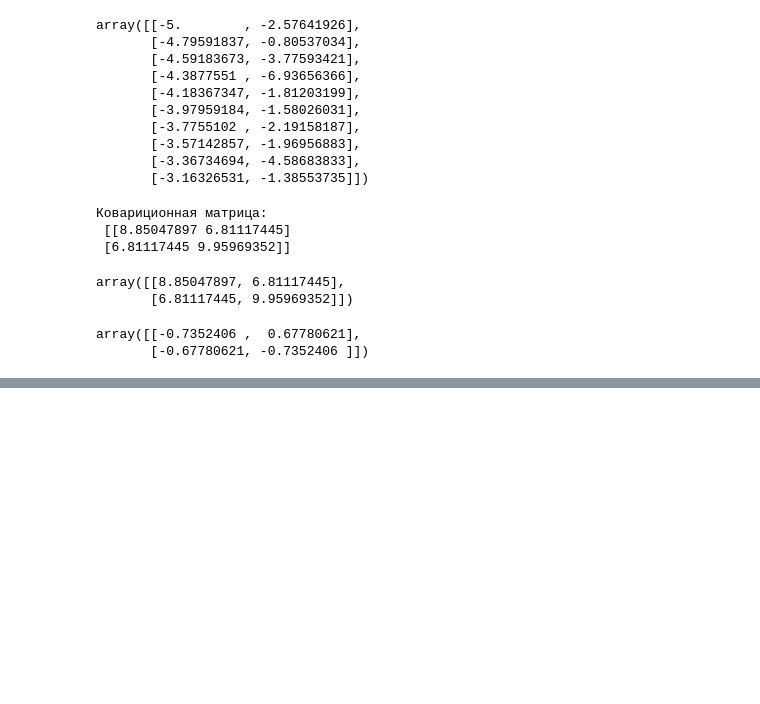
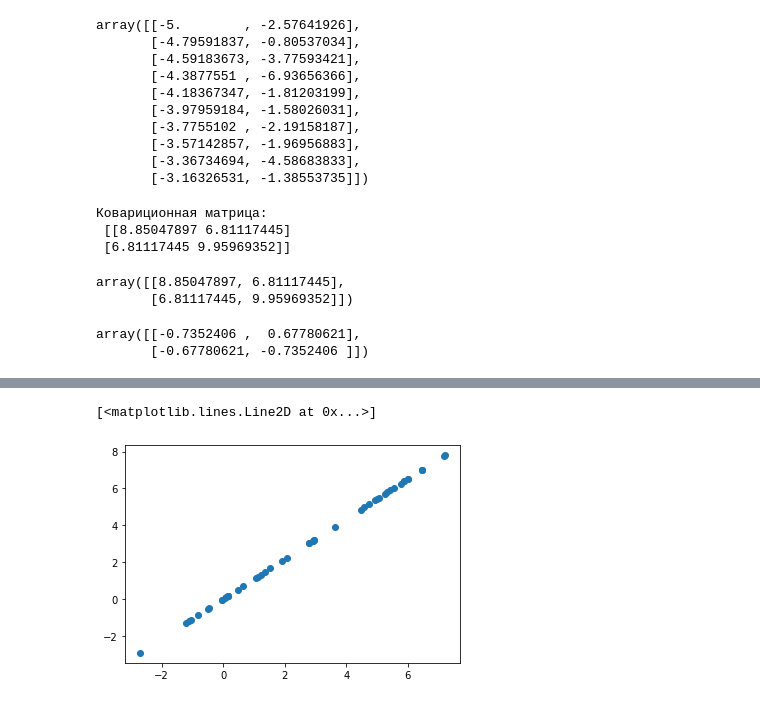
Before and after one commit to MagicMoleMM/DistFitter, a Jupyter notebook: 08_01.ipynb, the cells around one changed output, grey strips where cells are left out. Cells and saved outputs as stored; diff of their text form; code cells hidden in the pictures; blank space fills up the shorter version.

```diff
--- a/08_01.ipynb
+++ b/08_01.ipynb
@@ -96,0 +107,6 @@ plt.plot(X_centered[:,0],X_centered[:,1], 'x')
+# %%
+X_inverse = X_redused.dot(max_eigenvector.reshape(1,-1))
+plt.plot(X_inverse[:,0],X_inverse[:,1], 'o')
+# %% [output]
+[<matplotlib.lines.Line2D at 0x...>]
+[figure, added]
```
Also changed, not shown: parts of 2 cells of this notebook.
